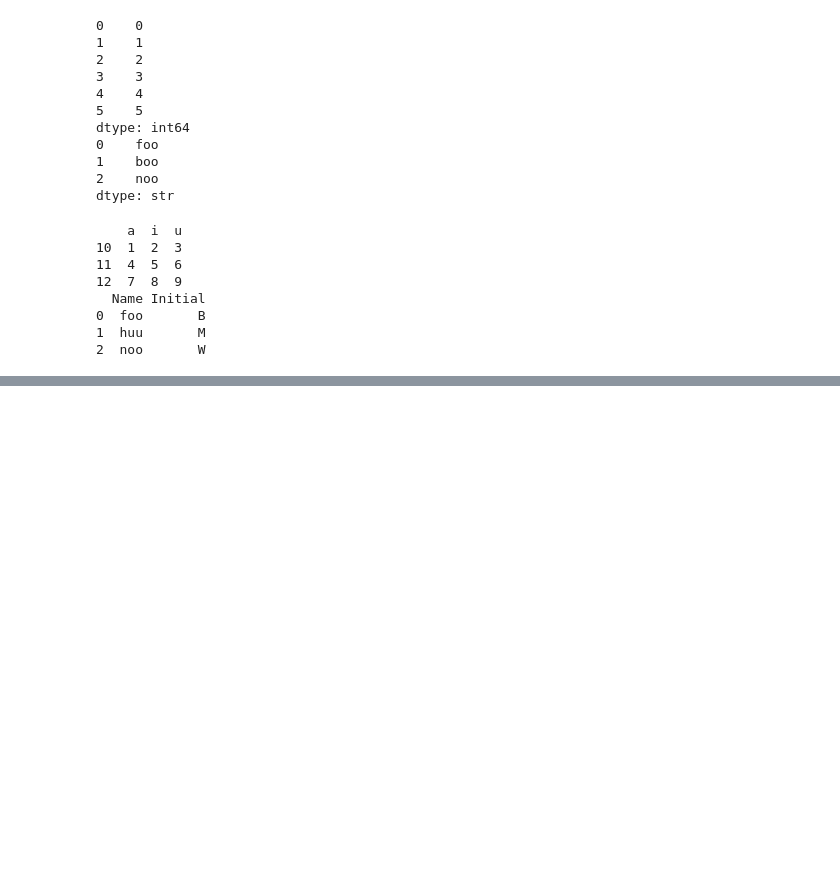
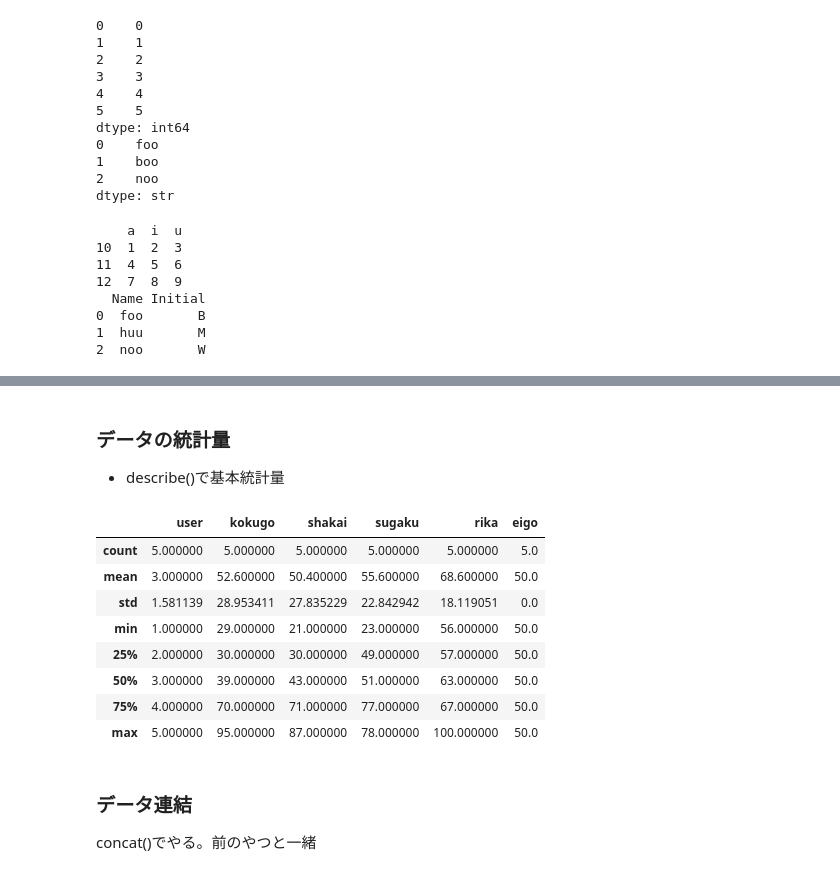
Before and after one commit to Shogo-Namaisawa/premaster_data_mining, a Jupyter notebook: code/lecture3.ipynb, the cells around one changed output, grey strips where cells are left out. Drawn from its saved outputs; the diff is of its cells as text; code cells hidden in the pictures; blank space fills up the shorter version.

```diff
--- a/code/lecture3.ipynb
+++ b/code/lecture3.ipynb
@@ -89,0 +92,3 @@ print(df2)
+# %%
+df = pd.read_csv('data/simple_score.csv')
+df.head(3)
@@ -89,0 +252,6 @@ print(df2)
+# %%
+df['eigo'] = [50,50,50,50,50]
+
+df['ongaku'] = pd.Series([40,50,60,70,80])
+
+df.head(3)
@@ -89,0 +380,19 @@ print(df2)
+# %% [markdown]
+### データの統計量
+
+- describe()で基本統計量
+# %%
+df.describe()
+# %% [output]
+|  | user | kokugo | shakai | sugaku | rika | eigo |
+| count | 5.000000 | 5.000000 | 5.000000 | 5.000000 | 5.000000 | 5.0 |
+| mean | 3.000000 | 52.600000 | 50.400000 | 55.600000 | 68.600000 | 50.0 |
+| std | 1.581139 | 28.953411 | 27.835229 | 22.842942 | 18.119051 | 0.0 |
+| min | 1.000000 | 29.000000 | 21.000000 | 23.000000 | 56.000000 | 50.0 |
+| 25% | 2.000000 | 30.000000 | 30.000000 | 49.000000 | 57.000000 | 50.0 |
+| 50% | 3.000000 | 39.000000 | 43.000000 | 51.000000 | 63.000000 | 50.0 |
+| 75% | 4.000000 | 70.000000 | 71.000000 | 77.000000 | 67.000000 | 50.0 |
+| max | 5.000000 | 95.000000 | 87.000000 | 78.000000 | 100.000000 | 50.0 |
+# %% [markdown]
+### データ連結
+concat()でやる。前のやつと一緒
```
Also changed, not shown: parts of 59 cells of this notebook, 1 other file.
